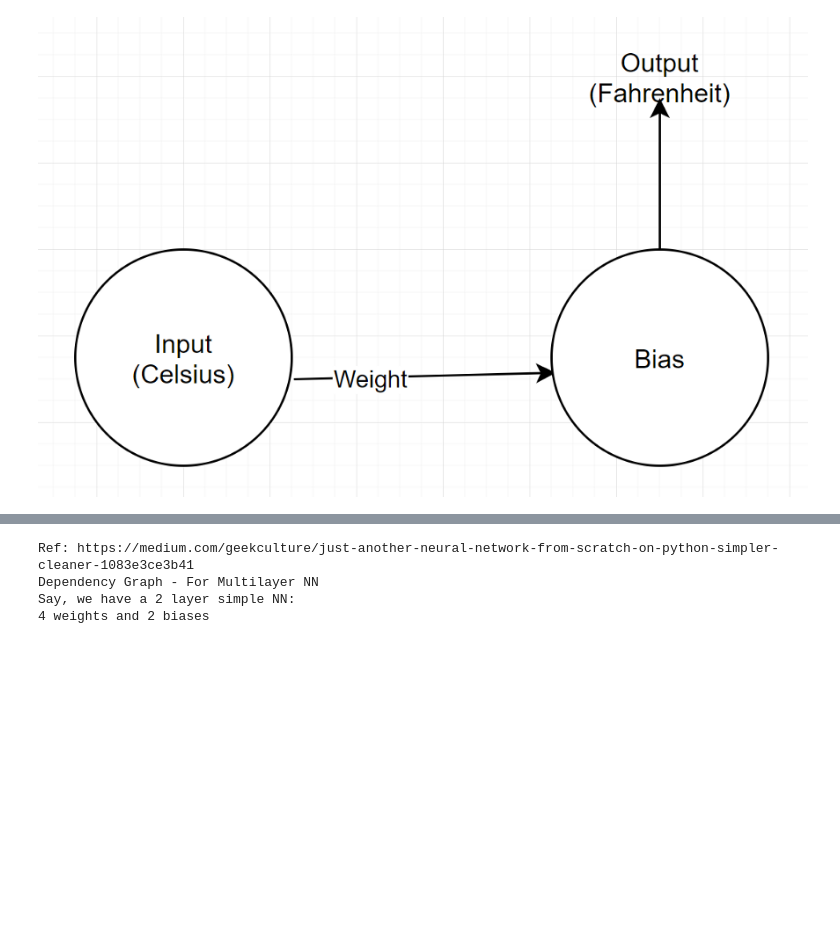
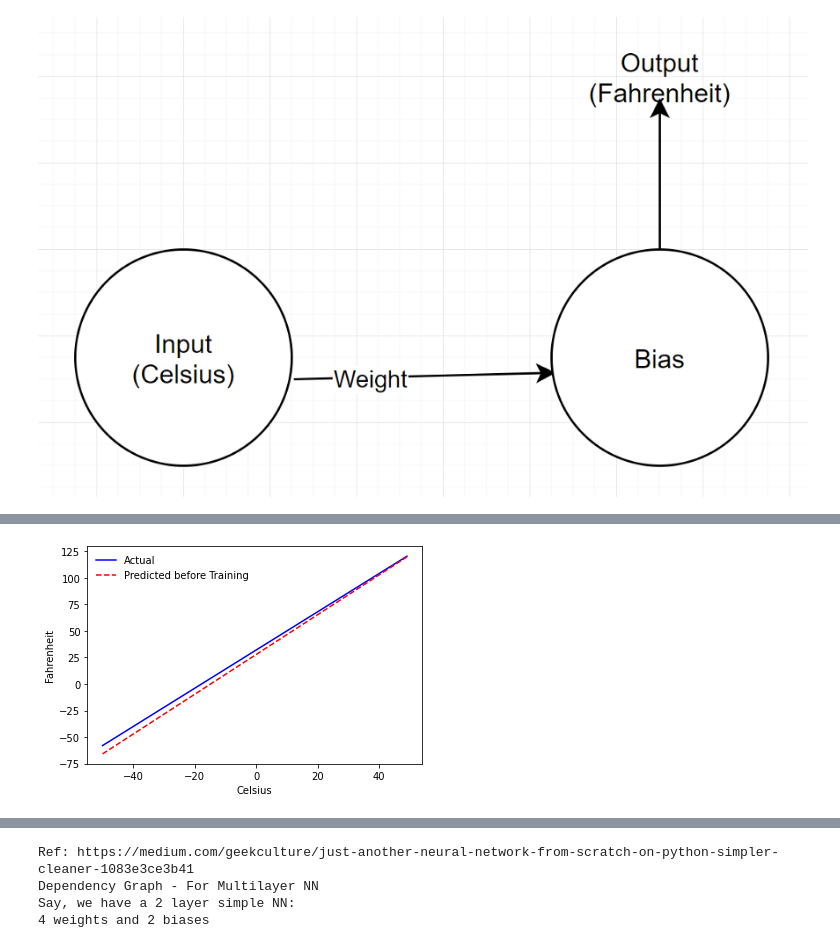
Before and after one commit to arf-themascoteers/basics, a Jupyter notebook: 3_nn.ipynb, the cells around one changed output, grey strips where cells are left out. Drawn from its saved outputs; the diff is of its cells as text; code cells hidden in the pictures; blank space fills up the shorter version.

```diff
--- a/3_nn.ipynb
+++ b/3_nn.ipynb
@@ -91,3 +55,39 @@ ax.legend(frameon=False)
+# %%
+LEARNING_RATE = 0.0001
+
+def backward(output):
+    grad_output = []
+    for i in range(SAMPLE_SIZE):
+        grad_output.insert(i, 2*(output[i] - fahrenheit_values[i])/SAMPLE_SIZE)
+
+    grad_weight = 0
+    for i in range(SAMPLE_SIZE):
+        grad_weight = grad_weight + output[i] * grad_output[i]
+
+    grad_bias = sum(grad_output)
+
+    return grad_weight, grad_bias
+
+
+def update_parameters(grad_weight, grad_bias):
+    global weight, bias
+
+    descent_grad_weight = LEARNING_RATE * grad_weight
+    descent_grad_bias = LEARNING_RATE * grad_bias
+
+    weight = weight - descent_grad_weight
+    bias = bias - descent_grad_bias
+
+def train():
+    for t in range(10000):
+        output, loss = forward()
+        grad_weight, grad_bias = backward(output)
+        update_parameters(grad_weight, grad_bias)
+
+train()
+plot()
+# %% [output]
+[figure, added]
 # %%
 print("Backpropagation")
 display(Math(r'Gradient\ of Loss\ w.r.t\ weight =  \frac{\partial\ Loss}{\partial\ weight}'))
```
Also changed, not shown: parts of 6 cells of this notebook, 2 other files.
